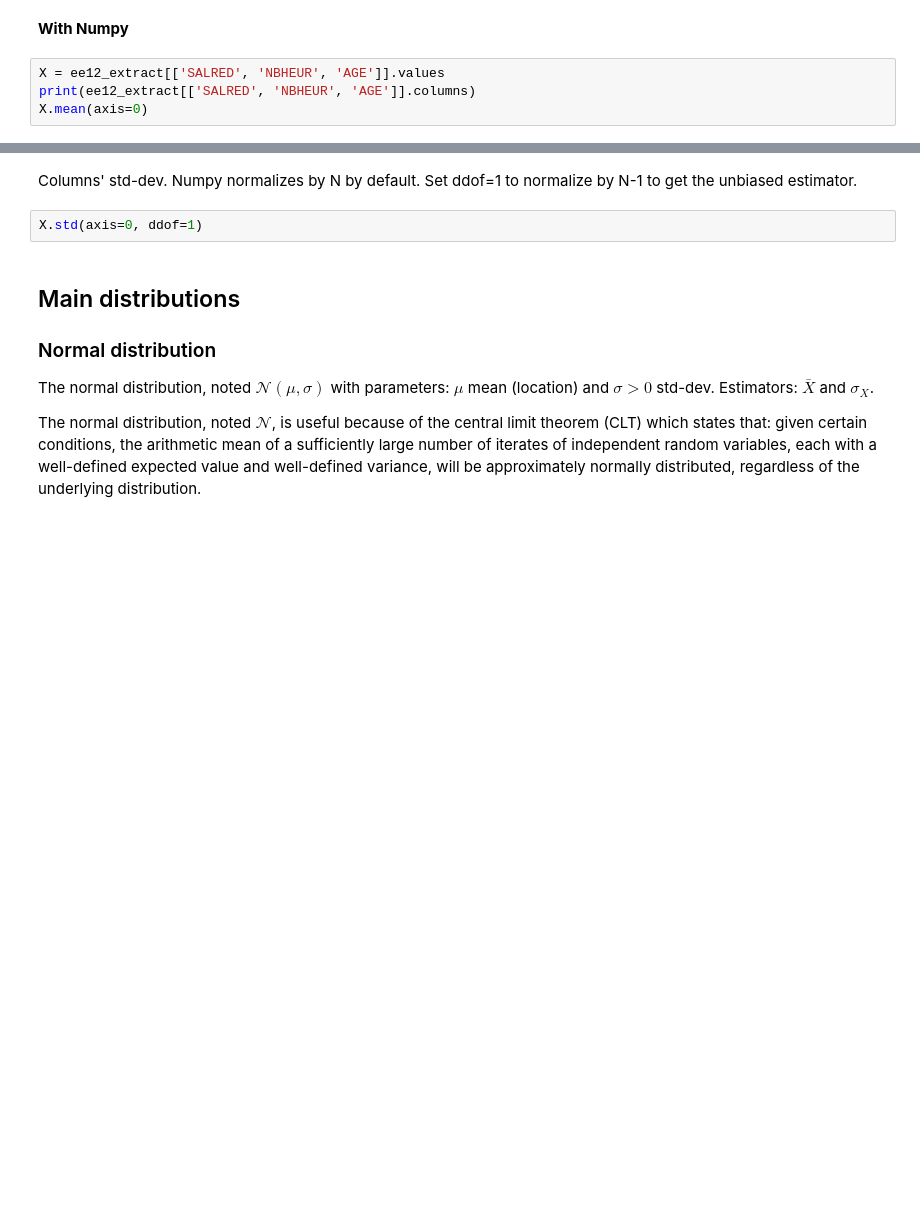
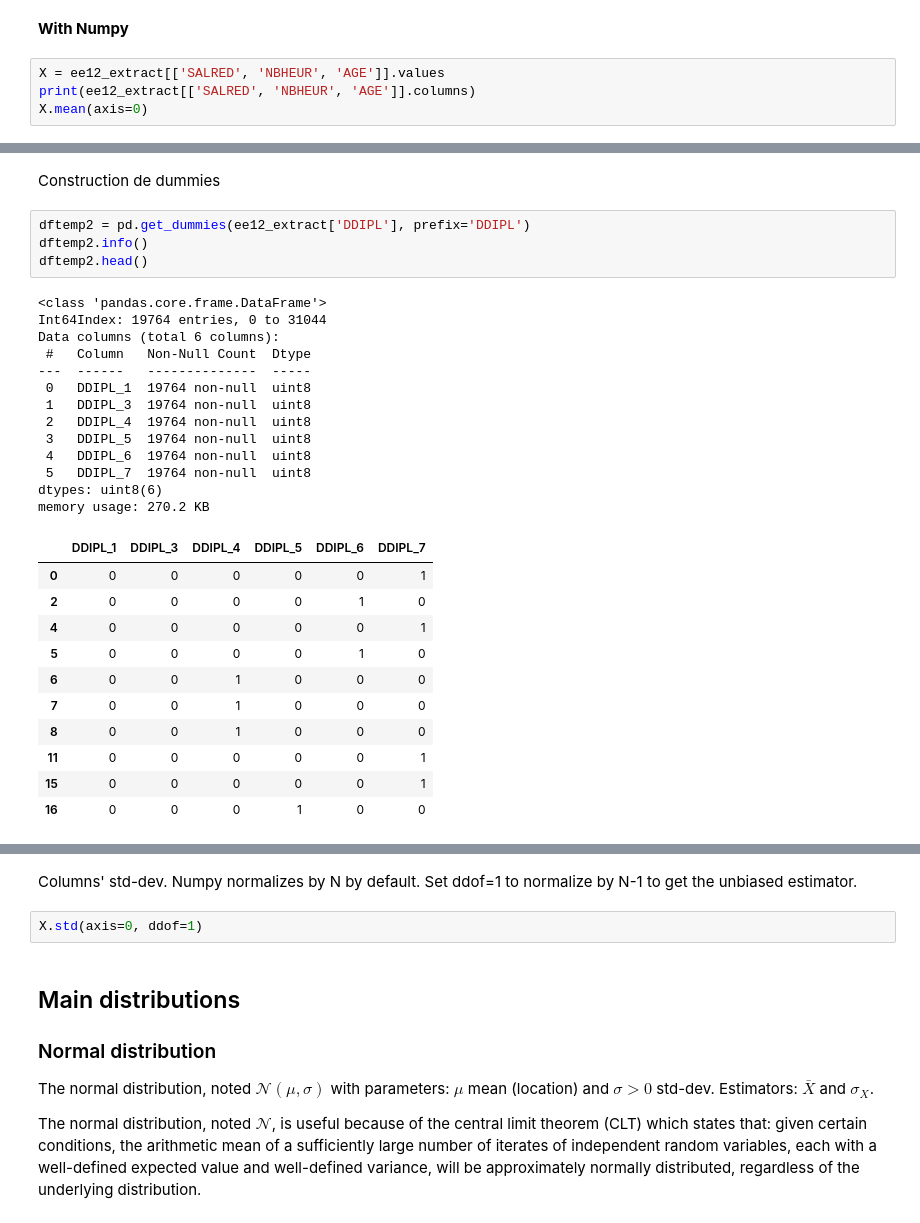
Before and after one commit to MWUrda/Cours-Stats-UGA-M1-Eco-S1, a Jupyter notebook: Codes/Notebooks/stat_univ.ipynb, the cells around one changed output, grey strips where cells are left out. Saved outputs shown, nothing was run; the diff lists cells and outputs as text; blank space fills up the shorter version.

```diff
--- a/Codes/Notebooks/stat_univ.ipynb
+++ b/Codes/Notebooks/stat_univ.ipynb
@@ -206,0 +288,31 @@ X.mean(axis=0)
+# %% [markdown]
+Construction de dummies
+# %%
+dftemp2 = pd.get_dummies(ee12_extract['DDIPL'], prefix='DDIPL')
+dftemp2.info()
+dftemp2.head()
+# %% [output]
+<class 'pandas.core.frame.DataFrame'>
+Int64Index: 19764 entries, 0 to 31044
+Data columns (total 6 columns):
+ #   Column   Non-Null Count  Dtype
+---  ------   --------------  -----
+ 0   DDIPL_1  19764 non-null  uint8
+ 1   DDIPL_3  19764 non-null  uint8
+ 2   DDIPL_4  19764 non-null  uint8
+ 3   DDIPL_5  19764 non-null  uint8
+ 4   DDIPL_6  19764 non-null  uint8
+ 5   DDIPL_7  19764 non-null  uint8
+dtypes: uint8(6)
+memory usage: 270.2 KB
+|  | DDIPL_1 | DDIPL_3 | DDIPL_4 | DDIPL_5 | DDIPL_6 | DDIPL_7 |
+| 0 | 0 | 0 | 0 | 0 | 0 | 1 |
+| 2 | 0 | 0 | 0 | 0 | 1 | 0 |
+| 4 | 0 | 0 | 0 | 0 | 0 | 1 |
+| 5 | 0 | 0 | 0 | 0 | 1 | 0 |
+| 6 | 0 | 0 | 1 | 0 | 0 | 0 |
+| 7 | 0 | 0 | 1 | 0 | 0 | 0 |
+| 8 | 0 | 0 | 1 | 0 | 0 | 0 |
+| 11 | 0 | 0 | 0 | 0 | 0 | 1 |
+| 15 | 0 | 0 | 0 | 0 | 0 | 1 |
+| 16 | 0 | 0 | 0 | 1 | 0 | 0 |
```
Also changed, not shown: parts of 9 cells of this notebook.
